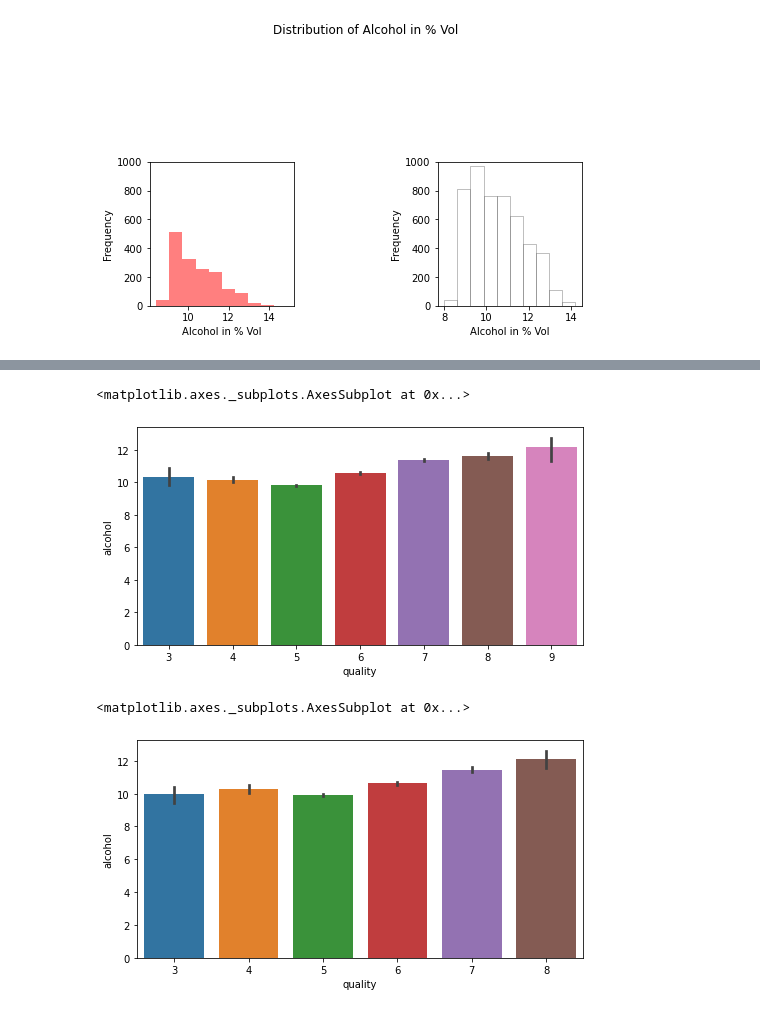
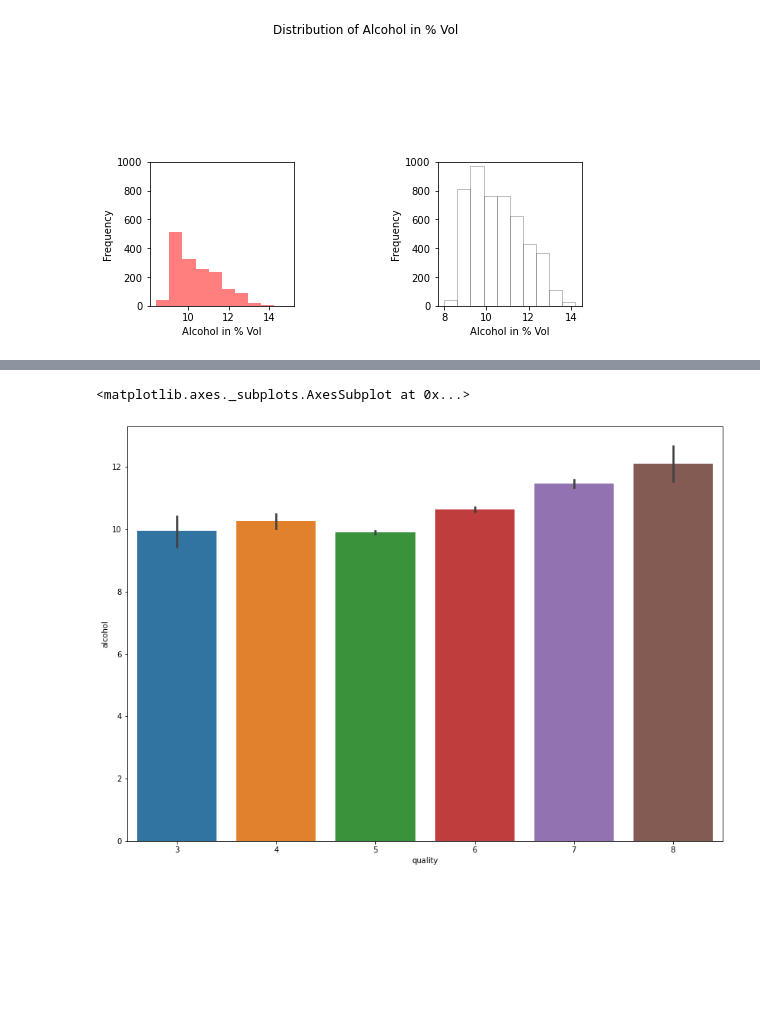
Before and after one commit to knakjbdhjahh/Comparison-ML-DL-performance-accuracy-for-wine-quality-features-, a Jupyter notebook: RedWhitewine-DLtechnique.ipynb, the cells around one changed output, grey strips where cells are left out. Cells and saved outputs as stored; diff of their text form; code cells hidden in the pictures; blank space fills up the shorter version.

```diff
--- a/RedWhitewine-DLtechnique.ipynb
+++ b/RedWhitewine-DLtechnique.ipynb
@@ -312,15 +346,7 @@ plt.show()
 # %%
-from sklearn.preprocessing import StandardScaler, LabelEncoder
 #Here we see that alcohol does not give any specification to classify the quality.
-fig = plt.figure(figsize = (8,4))
-sns.barplot(x = 'quality', y = 'alcohol', data = white)
+fig = plt.figure(figsize = (14,10))
+sns.barplot(x = 'quality', y = 'alcohol', data = red)
 # %% [output]
 <matplotlib.axes._subplots.AxesSubplot at 0x...>
-[figure, old version]
+[figure, new version]
-# %%
-#Here we see that alcohol does not give any specification to classify the quality.
-fig = plt.figure(figsize = (8,4))
-sns.barplot(x = 'quality', y = 'alcohol', data = red)
-# %% [output]
-<matplotlib.axes._subplots.AxesSubplot at 0x...>
-[figure, removed]
```
Also changed, not shown: parts of 13 cells of this notebook.
